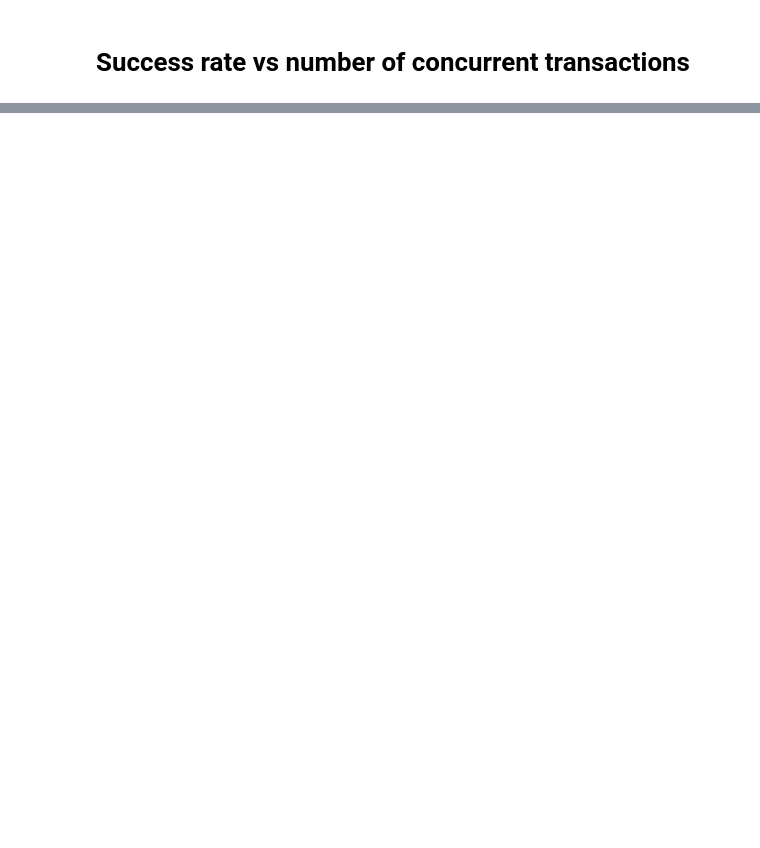
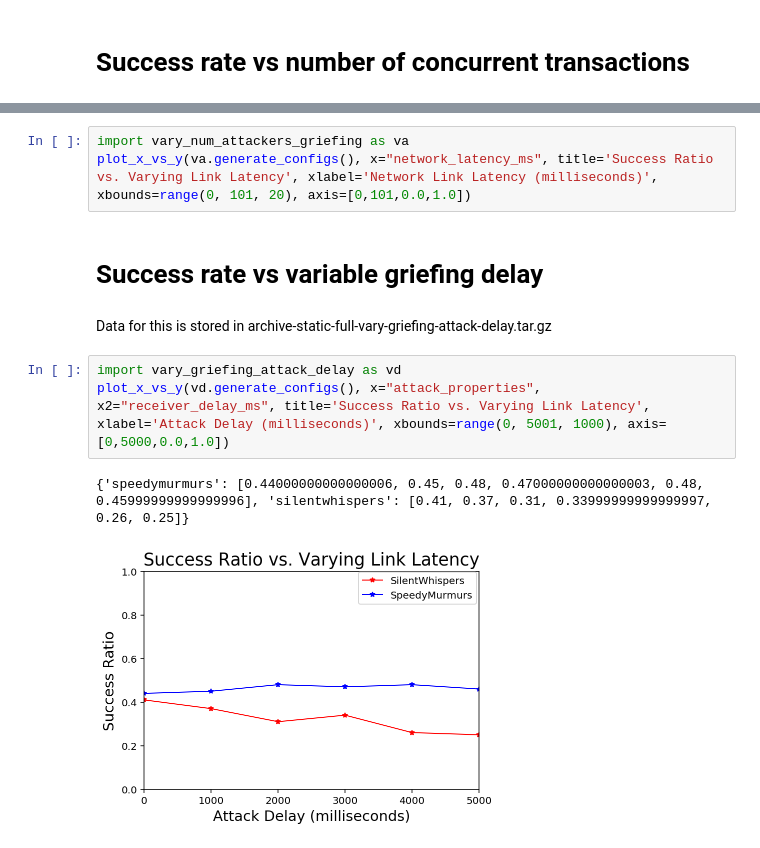
Before and after one commit to iowaguy/pcn-simulator, a Jupyter notebook: speedy-murmurs-simulator/Payment-Channel-Network-Simulations.ipynb, the cells around one changed output, grey strips where cells are left out. Cells and saved outputs as stored; diff of their text form; blank space fills up the shorter version.

```diff
--- a/speedy-murmurs-simulator/Payment-Channel-Network-Simulations.ipynb
+++ b/speedy-murmurs-simulator/Payment-Channel-Network-Simulations.ipynb
@@ -608,0 +547,13 @@ plt.legend(loc=(.64, .85), scatterpoints=10)
+# %%
+import vary_num_attackers_griefing as va
+plot_x_vs_y(va.generate_configs(), x="network_latency_ms", title='Success Ratio vs. Varying Link Latency', xlabel='Network Link Latency (milliseconds)', xbounds=range(0, 101, 20), axis=[0,101,0.0,1.0])
+# %% [markdown]
+# Success rate vs variable griefing delay
+# %% [markdown]
+Data for this is stored in archive-static-full-vary-griefing-attack-delay.tar.gz
+# %%
+import vary_griefing_attack_delay as vd
+plot_x_vs_y(vd.generate_configs(), x="attack_properties", x2="receiver_delay_ms", title='Success Ratio vs. Varying Link Latency', xlabel='Attack Delay (milliseconds)', xbounds=range(0, 5001, 1000), axis=[0,5000,0.0,1.0])
+# %% [output]
+{'speedymurmurs': [0.44000000000000006, 0.45, 0.48, 0.47000000000000003, 0.48, 0.45999999999999996], 'silentwhispers': [0.41, 0.37, 0.31, 0.33999999999999997, 0.26, 0.25]}
+[figure, added]
```
Also changed, not shown: parts of 13 cells of this notebook.
